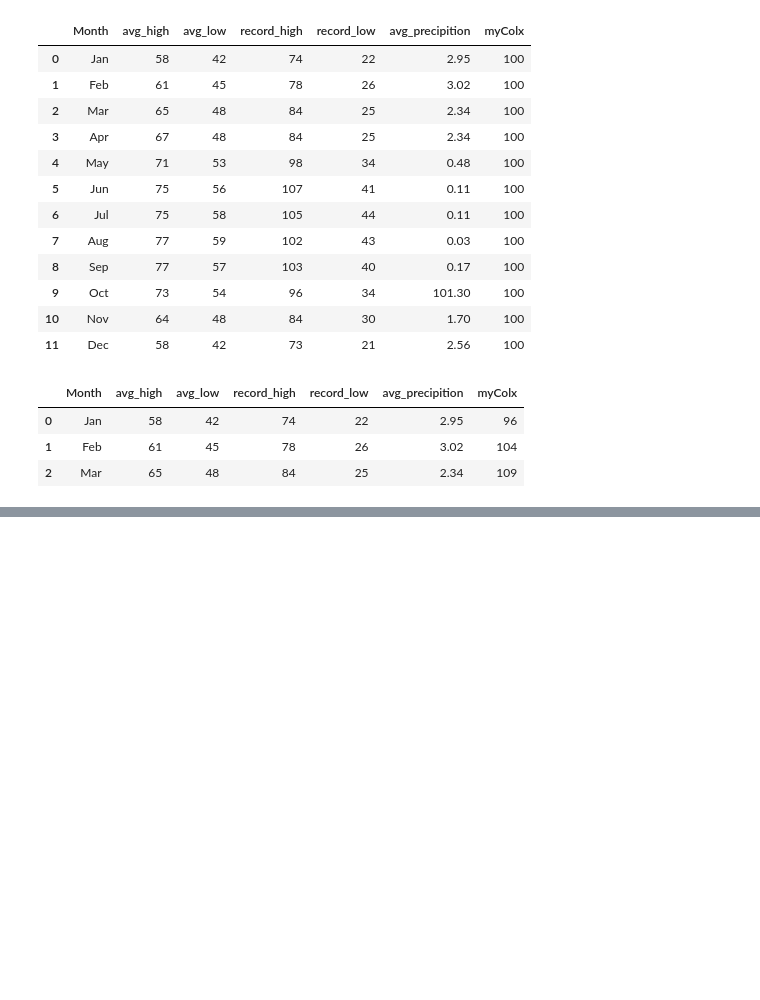
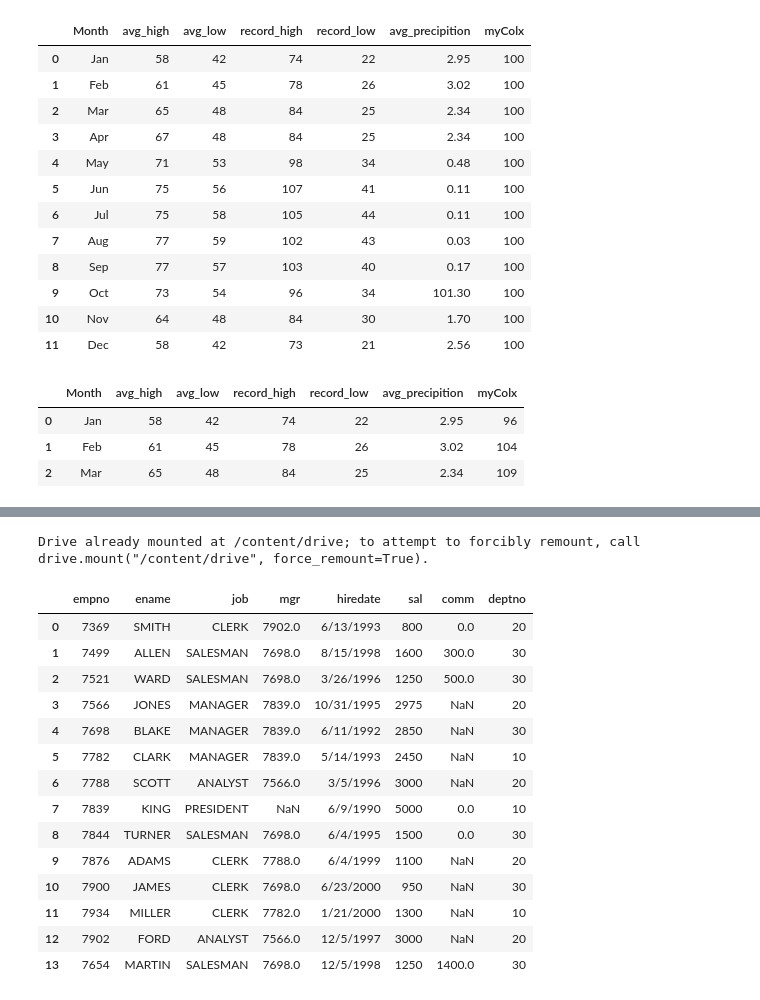
Before and after one commit to Janasya85/Datasciences, a Jupyter notebook: Pandas_Essentials_Jany.ipynb, the cells around one changed output, grey strips where cells are left out. Cells and saved outputs as stored; diff of their text form; code cells hidden in the pictures; blank space fills up the shorter version.

```diff
--- a/Pandas_Essentials_Jany.ipynb
+++ b/Pandas_Essentials_Jany.ipynb
@@ -1242,0 +1305,29 @@ dfWeather.head(3)
+# %%
+import os
+from google.colab import drive
+drive.mount('/content/drive')
+os.chdir('/content/drive/My Drive/DataScienceClass')
+# %% [output]
+Drive already mounted at /content/drive; to attempt to forcibly remount, call drive.mount("/content/drive", force_remount=True).
+# %%
+import pandas as pd
+dfEmp = pd.read_csv('EmpTable.csv')
+dfDept = pd.read_csv('DeptTable.csv')
+# %%
+dfEmp.head(20)
+# %% [output]
+|  | empno | ename | job | mgr | hiredate | sal | comm | deptno |
+| 0 | 7369 | SMITH | CLERK | 7902.0 | 6/13/1993 | 800 | 0.0 | 20 |
+| 1 | 7499 | ALLEN | SALESMAN | 7698.0 | 8/15/1998 | 1600 | 300.0 | 30 |
+| 2 | 7521 | WARD | SALESMAN | 7698.0 | 3/26/1996 | 1250 | 500.0 | 30 |
+| 3 | 7566 | JONES | MANAGER | 7839.0 | 10/31/1995 | 2975 | NaN | 20 |
+| 4 | 7698 | BLAKE | MANAGER | 7839.0 | 6/11/1992 | 2850 | NaN | 30 |
+| 5 | 7782 | CLARK | MANAGER | 7839.0 | 5/14/1993 | 2450 | NaN | 10 |
+| 6 | 7788 | SCOTT | ANALYST | 7566.0 | 3/5/1996 | 3000 | NaN | 20 |
+| 7 | 7839 | KING | PRESIDENT | NaN | 6/9/1990 | 5000 | 0.0 | 10 |
+| 8 | 7844 | TURNER | SALESMAN | 7698.0 | 6/4/1995 | 1500 | 0.0 | 30 |
+| 9 | 7876 | ADAMS | CLERK | 7788.0 | 6/4/1999 | 1100 | NaN | 20 |
+| 10 | 7900 | JAMES | CLERK | 7698.0 | 6/23/2000 | 950 | NaN | 30 |
+| 11 | 7934 | MILLER | CLERK | 7782.0 | 1/21/2000 | 1300 | NaN | 10 |
+| 12 | 7902 | FORD | ANALYST | 7566.0 | 12/5/1997 | 3000 | NaN | 20 |
+| 13 | 7654 | MARTIN | SALESMAN | 7698.0 | 12/5/1998 | 1250 | 1400.0 | 30 |
```
Also changed, not shown: parts of 74 cells of this notebook.
